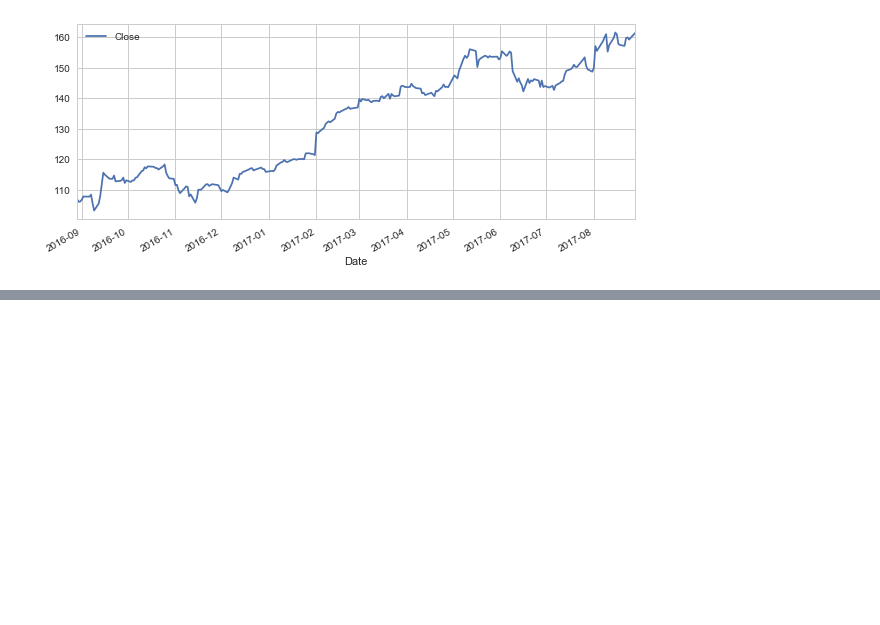
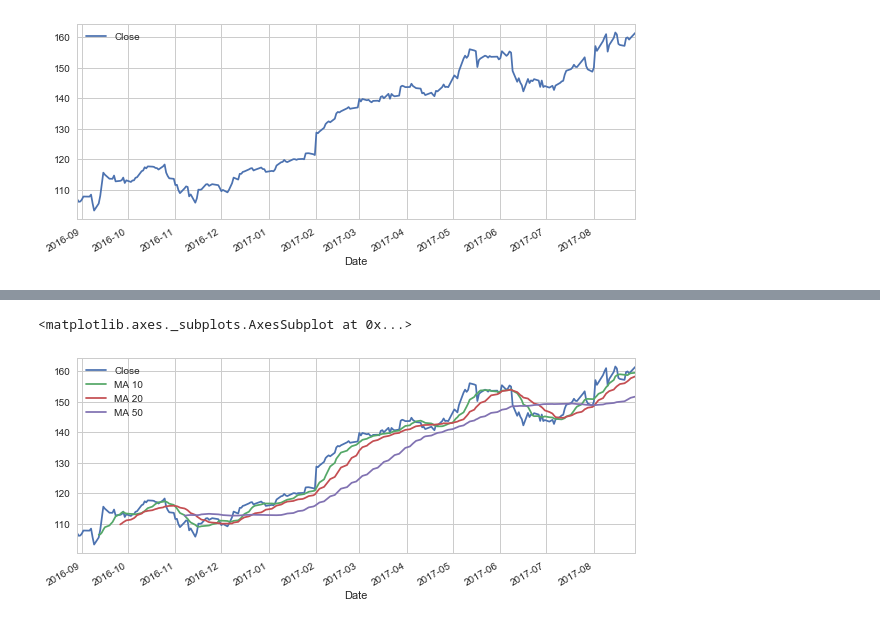
Before and after one commit to wordpray/study_udemy, a Jupyter notebook: Lec60-65_株価のデータ解析.ipynb, the cells around one changed output, grey strips where cells are left out. Cells and saved outputs as stored; diff of their text form; code cells hidden in the pictures; blank space fills up the shorter version.

```diff
--- a/Lec60-65_株価のデータ解析.ipynb
+++ b/Lec60-65_株価のデータ解析.ipynb
@@ -51,0 +85,5 @@ AAPL['Close'].plot(legend= True, figsize=(10, 4))
+# %%
+AAPL[['Close','MA 10','MA 20','MA 50']].plot(subplots=False,figsize=(10,4))
+# %% [output]
+<matplotlib.axes._subplots.AxesSubplot at 0x...>
+[figure, added]
```
Also changed, not shown: parts of 13 cells of this notebook.
